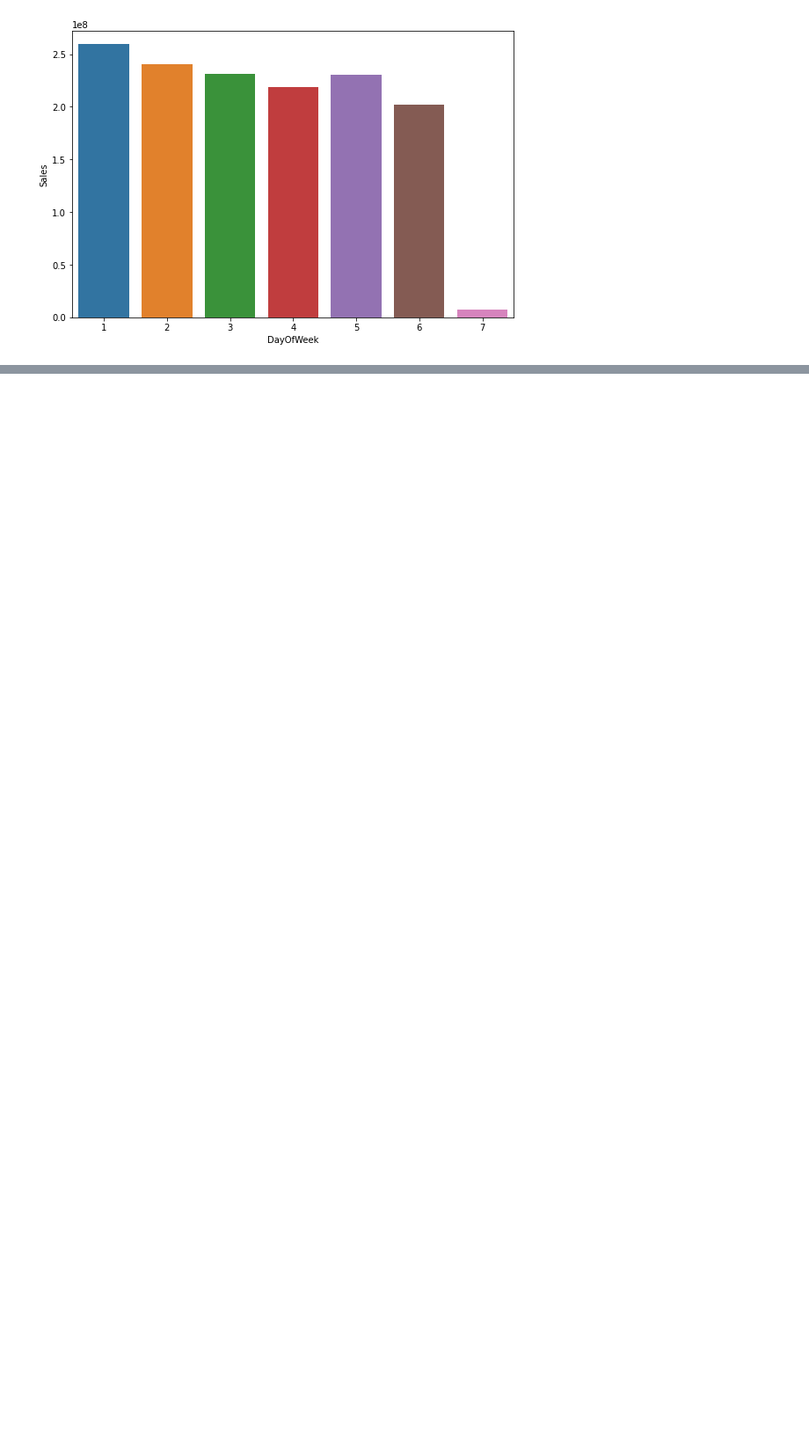
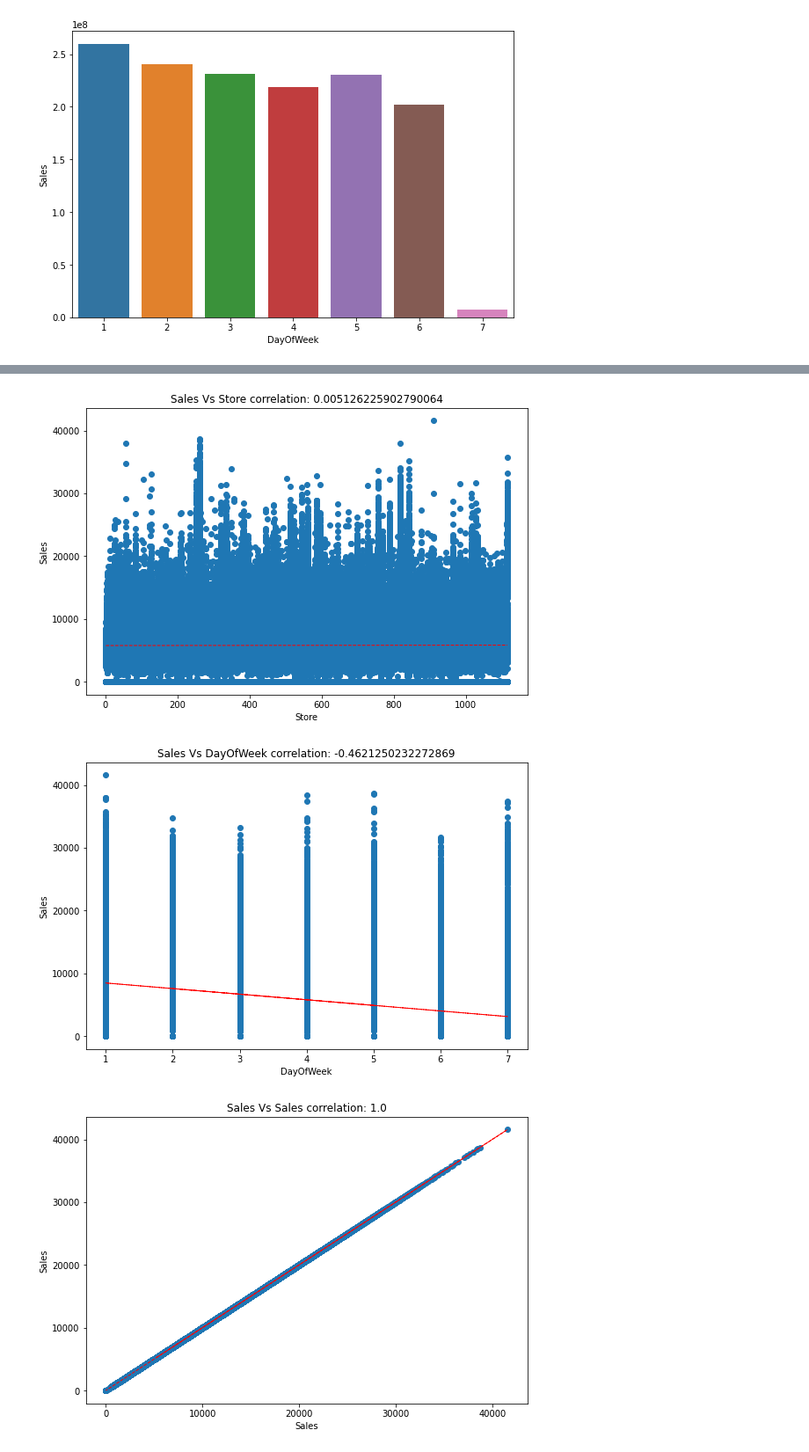
Before and after one commit to cpvivek/Rossman-Sales-Prediction-Machine-Learning-Regression-Model, a Jupyter notebook: Rossmann_Sales_Prediction_Capstone_Project_Vivek_CP.ipynb, the cells around one changed output, grey strips where cells are left out. Shown at 88% size. Drawn from its saved outputs; the diff is of its cells as text; code cells hidden in the pictures; blank space fills up the shorter version.

```diff
--- a/Rossmann_Sales_Prediction_Capstone_Project_Vivek_CP.ipynb
+++ b/Rossmann_Sales_Prediction_Capstone_Project_Vivek_CP.ipynb
@@ -385,0 +522,3 @@ The sales gradually decreases from Monday to Thursday, and is met with a rise on
+# %%
+feature_variables=dataset.describe(include='all').columns
+feature_variables
@@ -385,0 +529,22 @@ The sales gradually decreases from Monday to Thursday, and is met with a rise on
+# %%
+for col in feature_variables:
+  if col not in ['Date','StateHoliday']:
+    fig=plt.figure(figsize=(9,6))
+    ax=fig.gca()
+    feature=dataset[col]
+    label=dataset['Sales']
+    correlation=feature.corr(label)
+    plt.scatter(x=feature,y=label)
+    plt.xlabel(col)
+    plt.ylabel('Sales')
+    ax.set_title('Sales Vs '+col + ' correlation: ' + str(correlation) )
+    z=np.polyfit(feature,label,1)
+    y_hat=np.poly1d(z)(dataset[col])
+
+    plt.plot(dataset[col],y_hat,"r--",lw=1)
+
+  plt.show()
+# %% [output]
+[figure, added]
+[figure, added]
+[figure, added]
```
Also changed, not shown: parts of 46 cells of this notebook.
